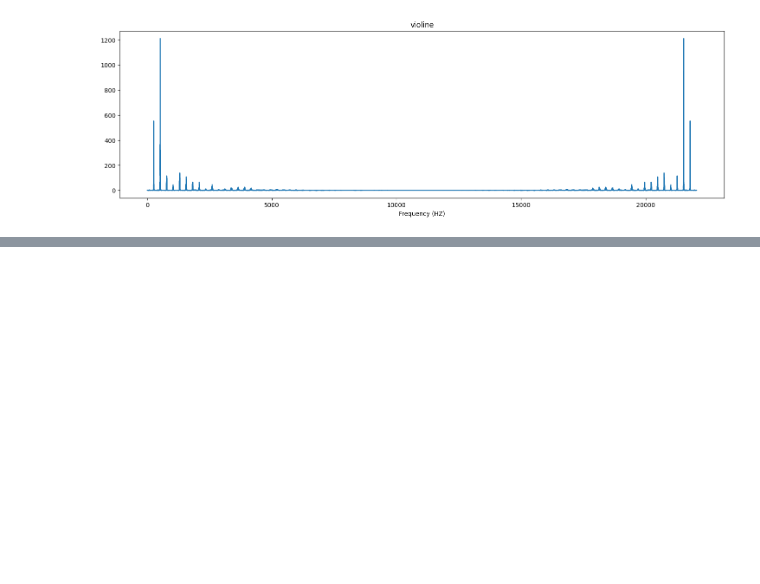
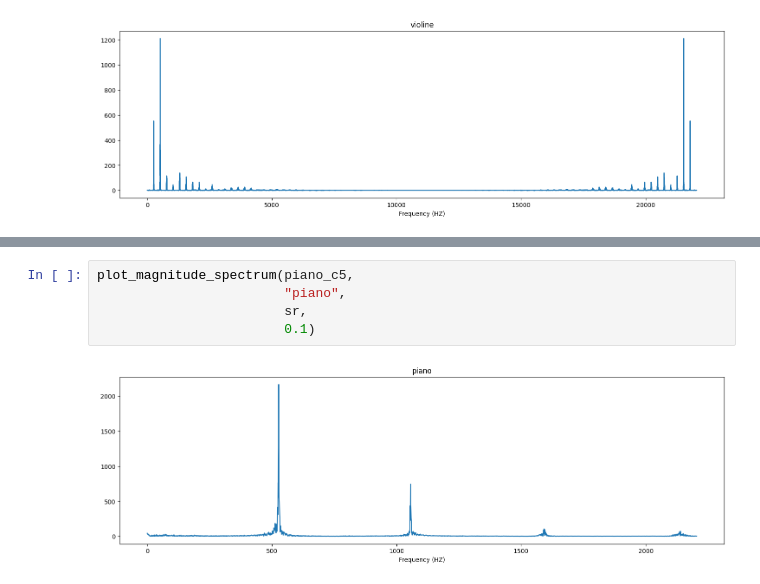
Before and after one commit to zahra-sharifzadeh/Digital_Audio_Processing, a Jupyter notebook: Extracting the Discrete Fourier Transform/Extracting_the_Discrete_Fourier_Transform.ipynb, the cells around one changed output, grey strips where cells are left out. Drawn from its saved outputs; the diff is of its cells as text; blank space fills up the shorter version.

```diff
--- a/Extracting the Discrete Fourier Transform/Extracting_the_Discrete_Fourier_Transform.ipynb
+++ b/Extracting the Discrete Fourier Transform/Extracting_the_Discrete_Fourier_Transform.ipynb
@@ -147,0 +157,7 @@ plot_magnitude_spectrum(violin_c4,
+# %%
+plot_magnitude_spectrum(piano_c5,
+                        "piano",
+                        sr,
+                        0.1)
+# %% [output]
+[figure, added]
```
Also changed, not shown: parts of 10 cells of this notebook.
